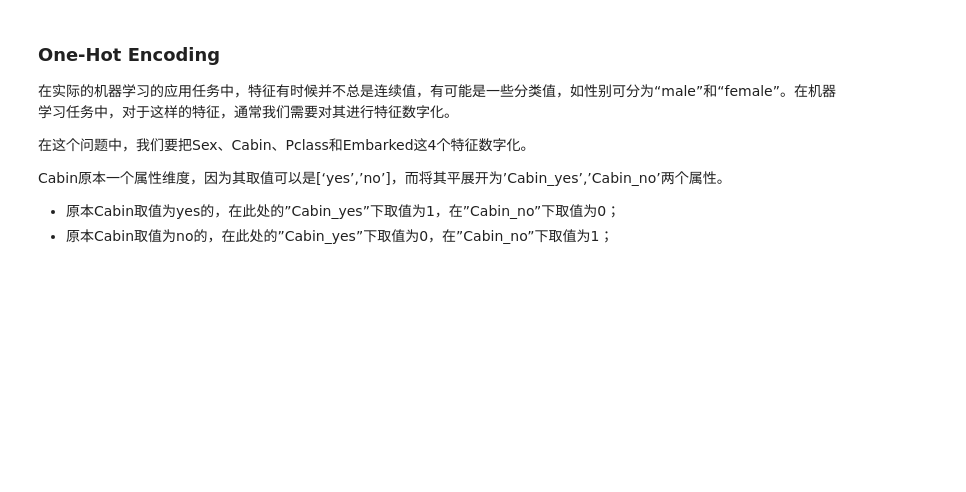
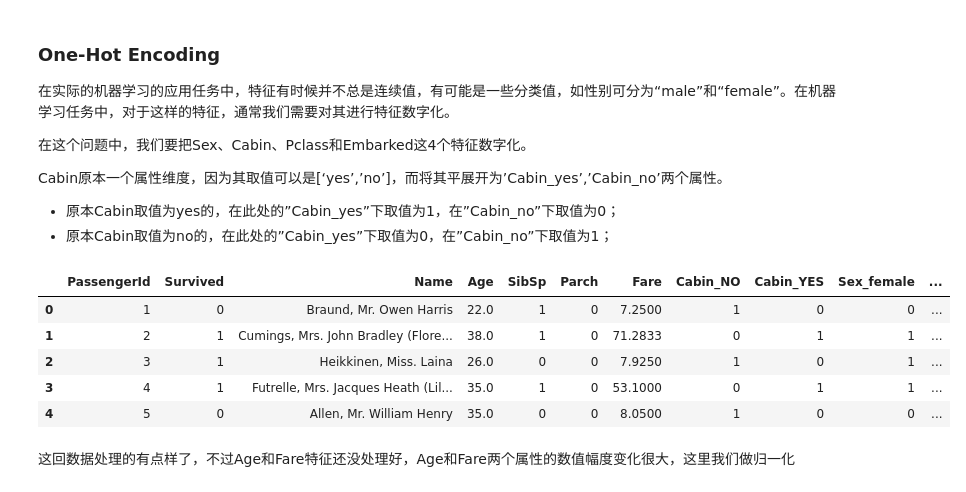
Before and after one commit to bobkentt/Learning-machine-from-scratch-, a Jupyter notebook: practice/code/decision_tree/decision_tree.ipynb, the cells around one changed output. Saved outputs shown, nothing was run; the diff lists cells and outputs as text; code cells hidden in the pictures; blank space fills up the shorter version.

```diff
--- a/practice/code/decision_tree/decision_tree.ipynb
+++ b/practice/code/decision_tree/decision_tree.ipynb
@@ -482,3 +482,22 @@ dataset2.head(10)
 Cabin原本一个属性维度，因为其取值可以是[‘yes’,’no’]，而将其平展开为’Cabin_yes’,’Cabin_no’两个属性。
 * 原本Cabin取值为yes的，在此处的”Cabin_yes”下取值为1，在”Cabin_no”下取值为0；
 * 原本Cabin取值为no的，在此处的”Cabin_yes”下取值为0，在”Cabin_no”下取值为1；
+# %%
+cabin_dummies = pd.get_dummies(dataset2['Cabin'], prefix='Cabin')
+sex_dummies = pd.get_dummies(dataset2['Sex'], prefix='Sex')
+pclass_dummies = pd.get_dummies(dataset2['Pclass'], prefix='Pclass')
+embarked_dummies = pd.get_dummies(dataset2['Embarked'], prefix='Embarked')
+dataset3 = copy.deepcopy(dataset2)
+dataset3 = pd.concat([dataset3, cabin_dummies, sex_dummies, pclass_dummies, embarked_dummies], axis=1)
+dataset3.drop(['Cabin', 'Sex', 'Pclass', 'Embarked', 'Ticket'], axis=1, inplace=True)
+# %%
+dataset3.head()
+# %% [output]
+|  | PassengerId | Survived | Name | Age | SibSp | Parch | Fare | Cabin_NO | Cabin_YES | Sex_female | ... |
+| 0 | 1 | 0 | Braund, Mr. Owen Harris | 22.0 | 1 | 0 | 7.2500 | 1 | 0 | 0 | ... |
+| 1 | 2 | 1 | Cumings, Mrs. John Bradley (Flore... | 38.0 | 1 | 0 | 71.2833 | 0 | 1 | 1 | ... |
+| 2 | 3 | 1 | Heikkinen, Miss. Laina | 26.0 | 0 | 0 | 7.9250 | 1 | 0 | 1 | ... |
+| 3 | 4 | 1 | Futrelle, Mrs. Jacques Heath (Lil... | 35.0 | 1 | 0 | 53.1000 | 0 | 1 | 1 | ... |
+| 4 | 5 | 0 | Allen, Mr. William Henry | 35.0 | 0 | 0 | 8.0500 | 1 | 0 | 0 | ... |
+# %% [markdown]
+这回数据处理的有点样了，不过Age和Fare特征还没处理好，Age和Fare两个属性的数值幅度变化很大，这里我们做归一化
```
Also changed, not shown: parts of 1 cell of this notebook, 2 other files.
